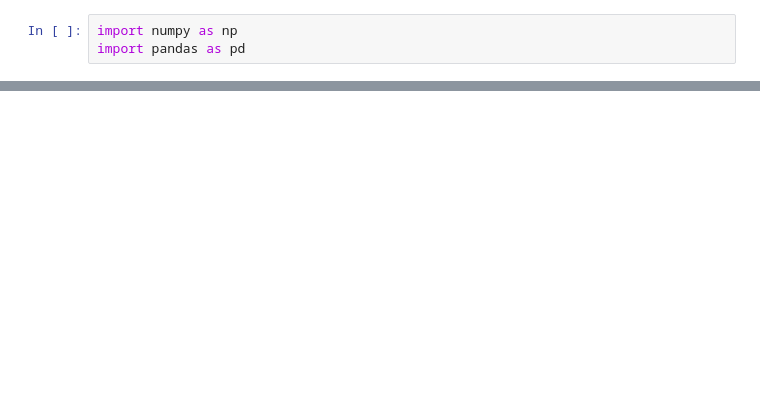
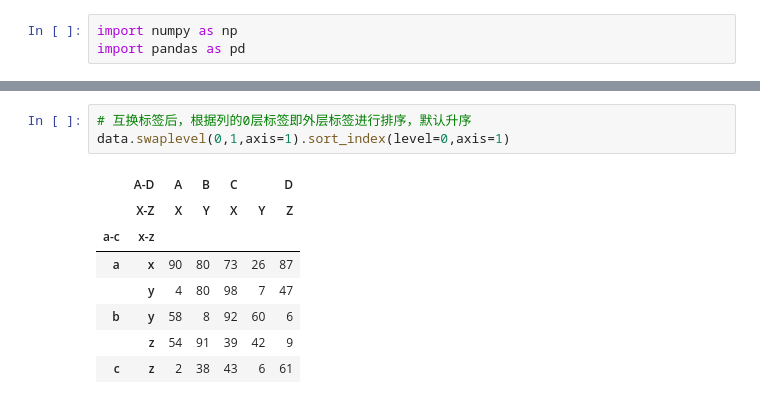
Before and after one commit to McJevons/jupyter-notebook, a Jupyter notebook: 数据规整（一）：层次化索引.ipynb, the cells around one changed output, grey strips where cells are left out. Saved outputs shown, nothing was run; the diff lists cells and outputs as text; blank space fills up the shorter version.

```diff
--- a/数据规整（一）：层次化索引.ipynb
+++ b/数据规整（一）：层次化索引.ipynb
@@ -104,0 +148,12 @@ data.loc[(slice(None), 'y'), :]
+# %%
+# 互换标签后，根据列的0层标签即外层标签进行排序，默认升序
+data.swaplevel(0,1,axis=1).sort_index(level=0,axis=1)
+# %% [output]
+|  | A-D | A | B | C |  | D |
+|  | X-Z | X | Y | X | Y | Z |
+| a-c | x-z |  |  |  |  |  |
+| a | x | 90 | 80 | 73 | 26 | 87 |
+|  | y | 4 | 80 | 98 | 7 | 47 |
+| b | y | 58 | 8 | 92 | 60 | 6 |
+|  | z | 54 | 91 | 39 | 42 | 9 |
+| c | z | 2 | 38 | 43 | 6 | 61 |
```
Also changed, not shown: parts of 26 cells of this notebook.
